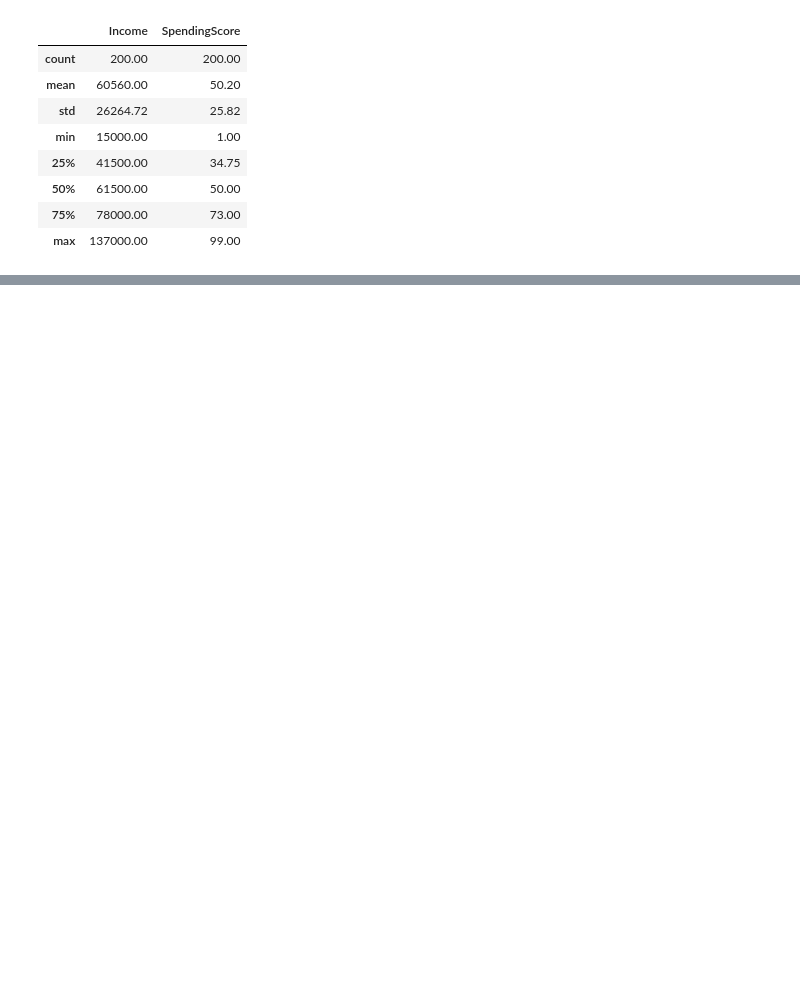
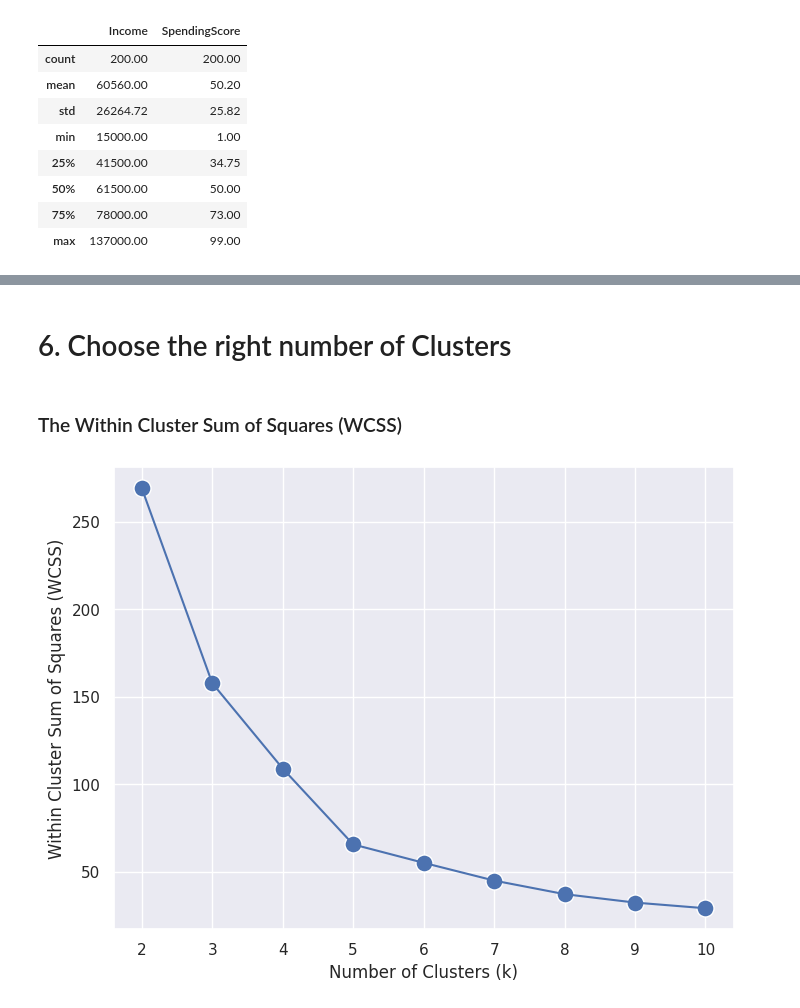
Before and after one commit to vaaaltin/data-science_ml-engineer, a Jupyter notebook: Models/kmeans.ipynb, the cells around one changed output, grey strips where cells are left out. Drawn from its saved outputs; the diff is of its cells as text; code cells hidden in the pictures; blank space fills up the shorter version.

```diff
--- a/Models/kmeans.ipynb
+++ b/Models/kmeans.ipynb
@@ -185,0 +195,2 @@ customers[['Income', 'SpendingScore']].describe().round(2)
+# %%
+customers_scaled = scaler.fit_transform(customers[['Income', 'SpendingScore']])
@@ -185,0 +313,29 @@ customers[['Income', 'SpendingScore']].describe().round(2)
+# %% [markdown]
+# 6. Choose the right number of Clusters
+# %% [markdown]
+### The Within Cluster Sum of Squares (WCSS)
+# %%
+wcss = []
+for k in range(2, 11):
+    km = KMeans(n_clusters = k, n_init = 25, random_state = 1234)
+    km.fit(customers_scaled)
+    wcss.append(km.inertia_)
+
+wcss_series = pd.Series(wcss, index = range(2, 11))
+
+plt.figure(figsize = (8, 6))
+ax = sns.lineplot(
+    y = wcss_series,
+    x = wcss_series.index
+)
+ax = sns.scatterplot(
+    y = wcss_series,
+    x = wcss_series.index,
+    s=150
+)
+ax = ax.set(
+    xlabel = 'Number of Clusters (k)',
+    ylabel = 'Within Cluster Sum of Squares (WCSS)'
+)
+# %% [output]
+[figure, added]
```
Also changed, not shown: parts of 28 cells of this notebook.
